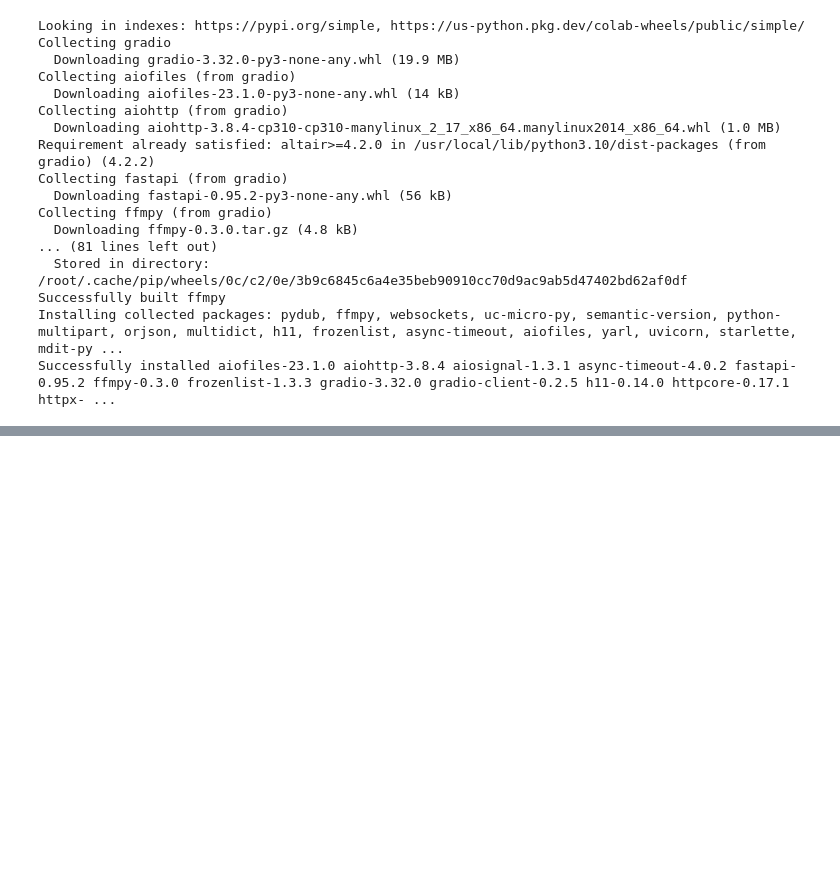
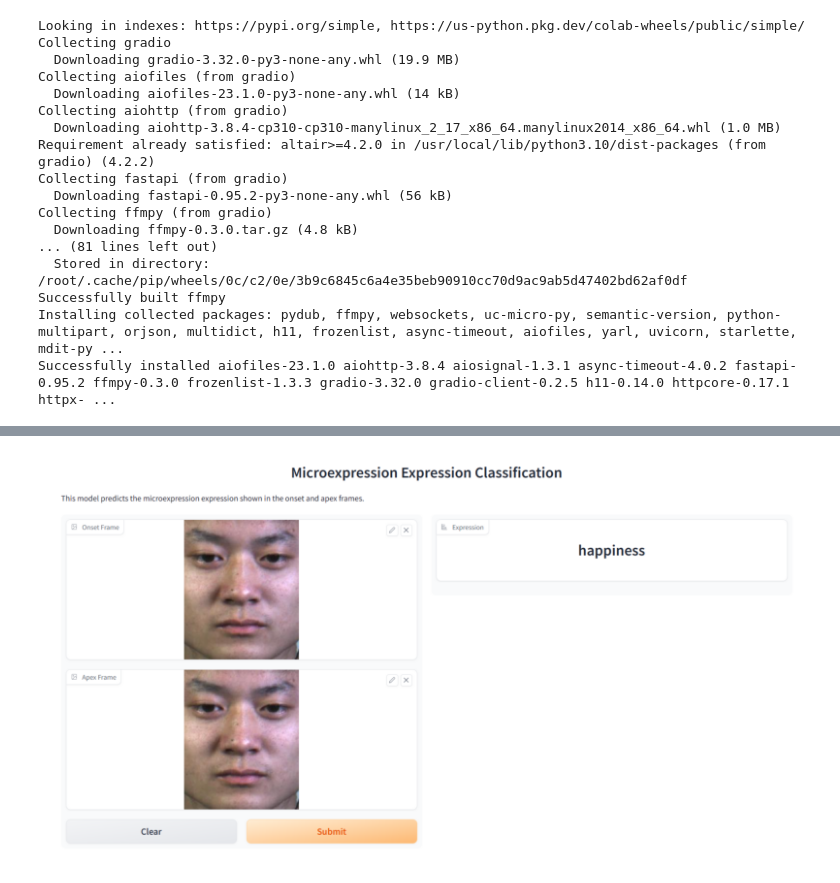
Before and after one commit to Yaswanthyarra/MicroexpressionClassificationUsingCNNandGeneticAlgorithm, a Jupyter notebook: GUI.ipynb, the cells around one changed output, grey strips where cells are left out. Drawn from its saved outputs; the diff is of its cells as text; code cells hidden in the pictures; blank space fills up the shorter version.

```diff
--- a/GUI.ipynb
+++ b/GUI.ipynb
@@ -380,3 +380,22 @@ Note: opening Chrome Inspector may crash demo inside Colab notebooks.
 
 To create a public link, set `share=True` in `launch()`.
 [interactive output not drawn]
+# %%
+import matplotlib.pyplot as plt
+import matplotlib.image as mpimg
+
+# Path to the image file
+image_path = '/content/Screenshot (129).png'
+
+# Load the image
+img = mpimg.imread(image_path)
+
+# Set the figure size and resolution
+plt.figure(figsize=(10, 10), dpi=100)
+
+# Display the image
+plt.imshow(img)
+plt.axis('off')  # Turn off axis ticks and labels
+plt.show()
+# %% [output]
+[figure, added]
```
